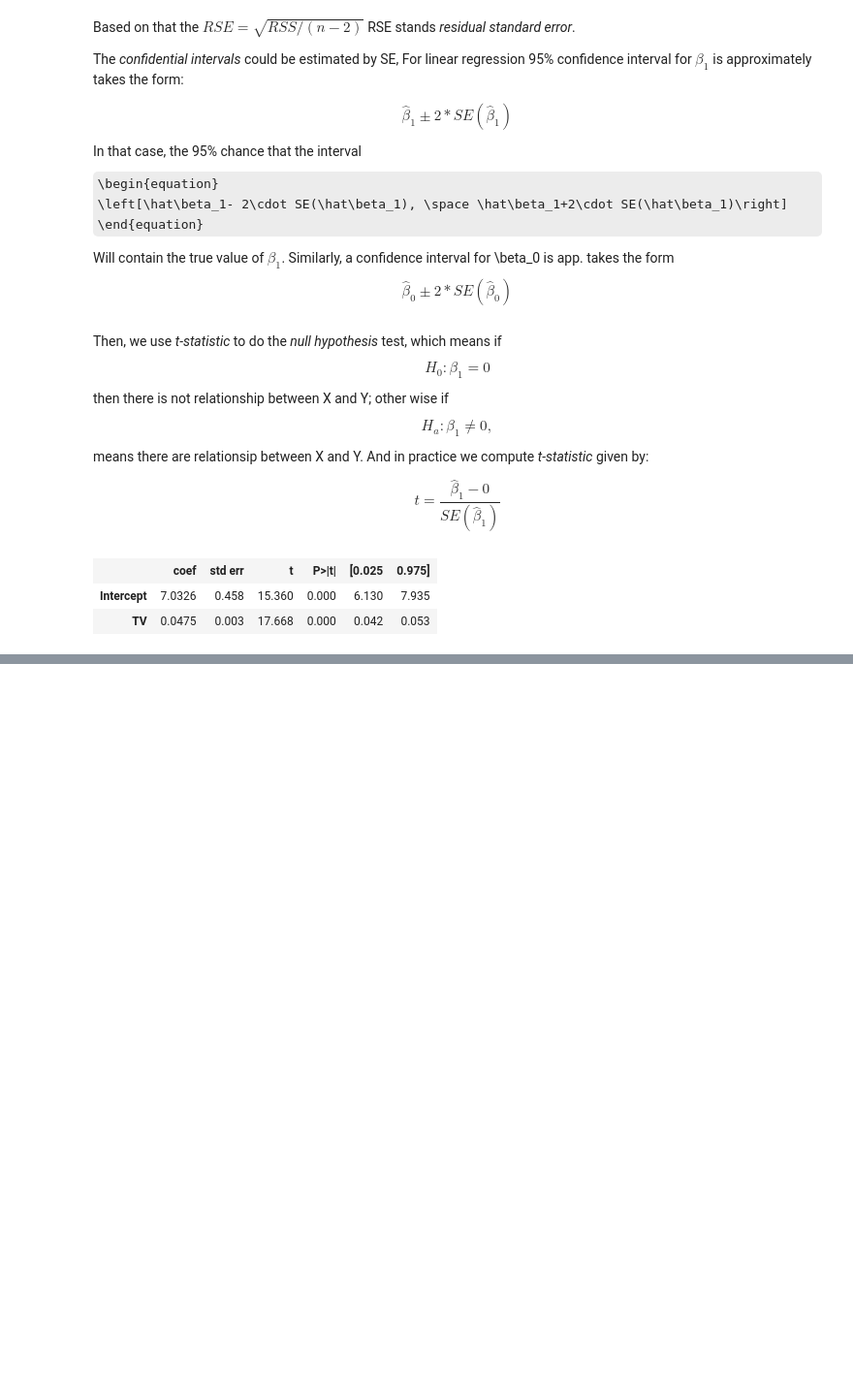
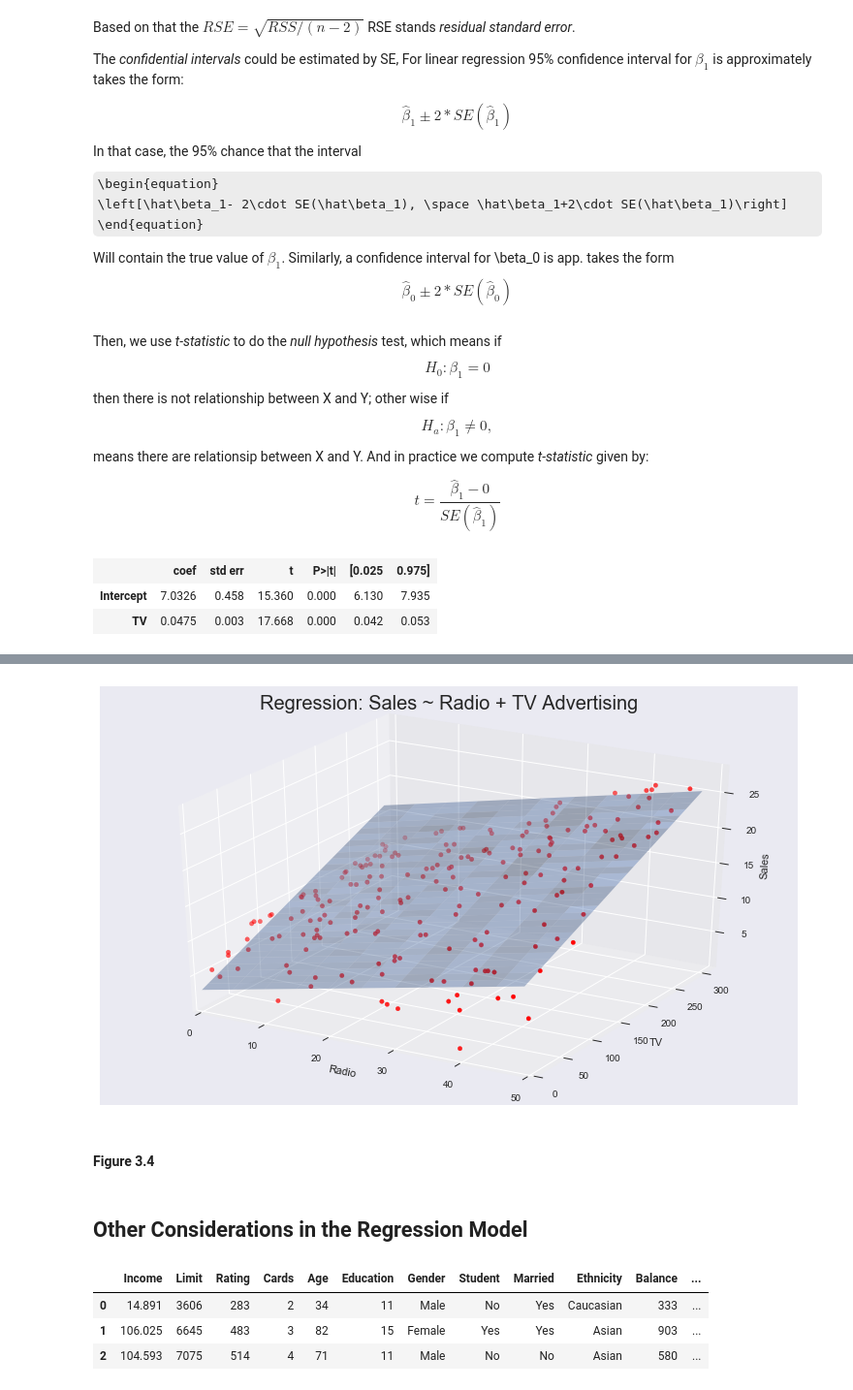
Before and after one commit to monkeyxite/ISL, a Jupyter notebook: C3.ipynb, the cells around one changed output, grey strips where cells are left out. Shown at 97% size. Drawn from its saved outputs; the diff is of its cells as text; code cells hidden in the pictures; some formulas as TeX source; blank space fills up the shorter version.

```diff
--- a/C3.ipynb
+++ b/C3.ipynb
@@ -264,10 +453,10 @@ est.summary().tables[1]
 # %%
 regr = skl_lm.LinearRegression()
 
-X = advertising.TV.values.reshape(-1,1)
+X = advertising[['Radio', 'TV']].as_matrix()
 y = advertising.Sales
 
 regr.fit(X,y)
-print("Coefficient is", regr.intercept_)
-print("Std. Error is", regr.coef_[0])
+print(regr.coef_)
+print(regr.intercept_)
 # %% [output]
@@ -279,0 +479,40 @@ r2_score(y, Sales_pred)
+# %%
+# Create a coordinate grid
+Radio = np.arange(0,50)
+TV = np.arange(0,300)
+
+B1, B2 = np.meshgrid(Radio, TV, indexing='xy')
+Z = np.zeros((TV.size, Radio.size))
+
+for (i,j),v in np.ndenumerate(Z):
+        Z[i,j] =(regr.intercept_ + B1[i,j]*regr.coef_[0] + B2[i,j]*regr.coef_[1])
+
+# Create plot
+fig = plt.figure(figsize=(10,6))
+fig.suptitle('Regression: Sales ~ Radio + TV Advertising', fontsize=20)
+
+ax = axes3d.Axes3D(fig)
+
+ax.plot_surface(B1, B2, Z, rstride=10, cstride=5, alpha=0.4)
+ax.scatter3D(advertising.Radio, advertising.TV, advertising.Sales, c='r')
+
+ax.set_xlabel('Radio')
+ax.set_xlim(0,50)
+ax.set_ylabel('TV')
+ax.set_ylim(ymin=0)
+ax.set_zlabel('Sales');
+# %% [output]
+[figure, added]
+# %% [markdown]
+#### Figure 3.4
+# %% [markdown]
+## Other Considerations in the Regression Model
+# %%
+credit = pd.read_csv('Data/Credit.csv', usecols=list(range(1,12)))
+credit['Student2'] = credit.Student.map({'No':0, 'Yes':1})
+credit.head(3)
+# %% [output]
+|  | Income | Limit | Rating | Cards | Age | Education | Gender | Student | Married | Ethnicity | Balance | ... |
+| 0 | 14.891 | 3606 | 283 | 2 | 34 | 11 | Male | No | Yes | Caucasian | 333 | ... |
+| 1 | 106.025 | 6645 | 483 | 3 | 82 | 15 | Female | Yes | Yes | Asian | 903 | ... |
+| 2 | 104.593 | 7075 | 514 | 4 | 71 | 11 | Male | No | No | Asian | 580 | ... |
```
Also changed, not shown: parts of 39 cells of this notebook.
